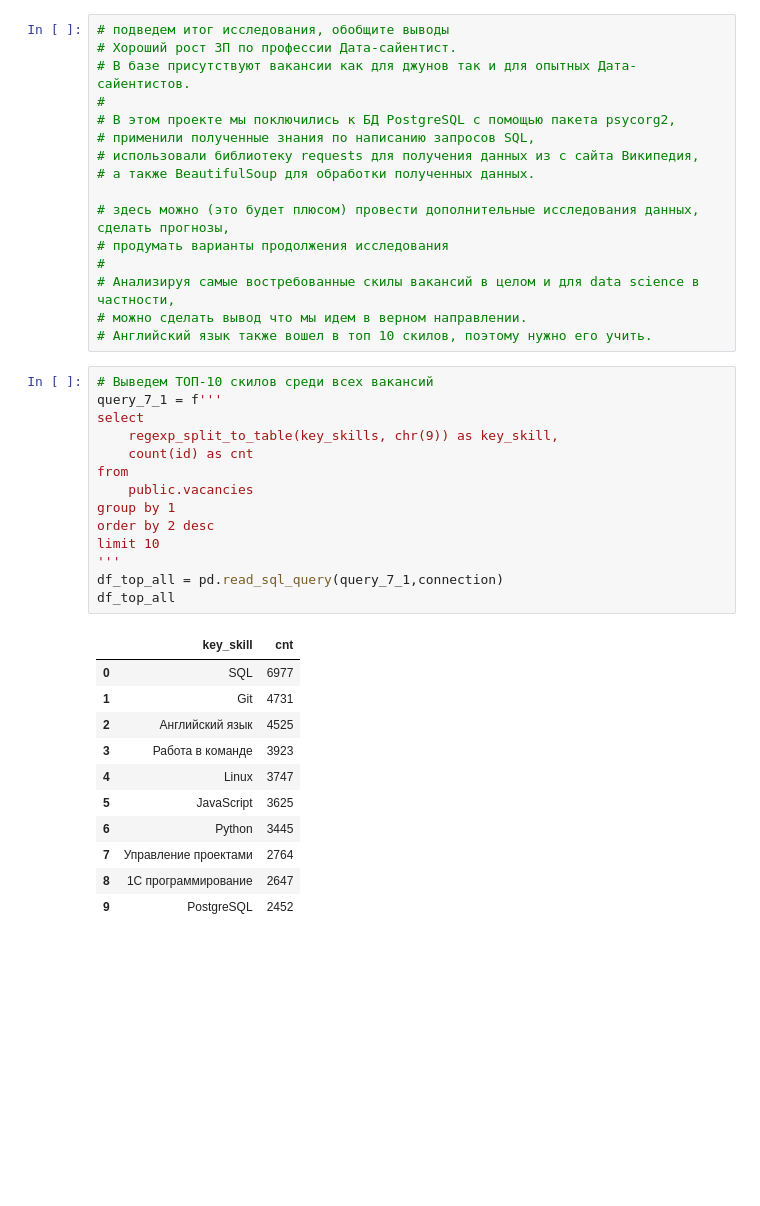
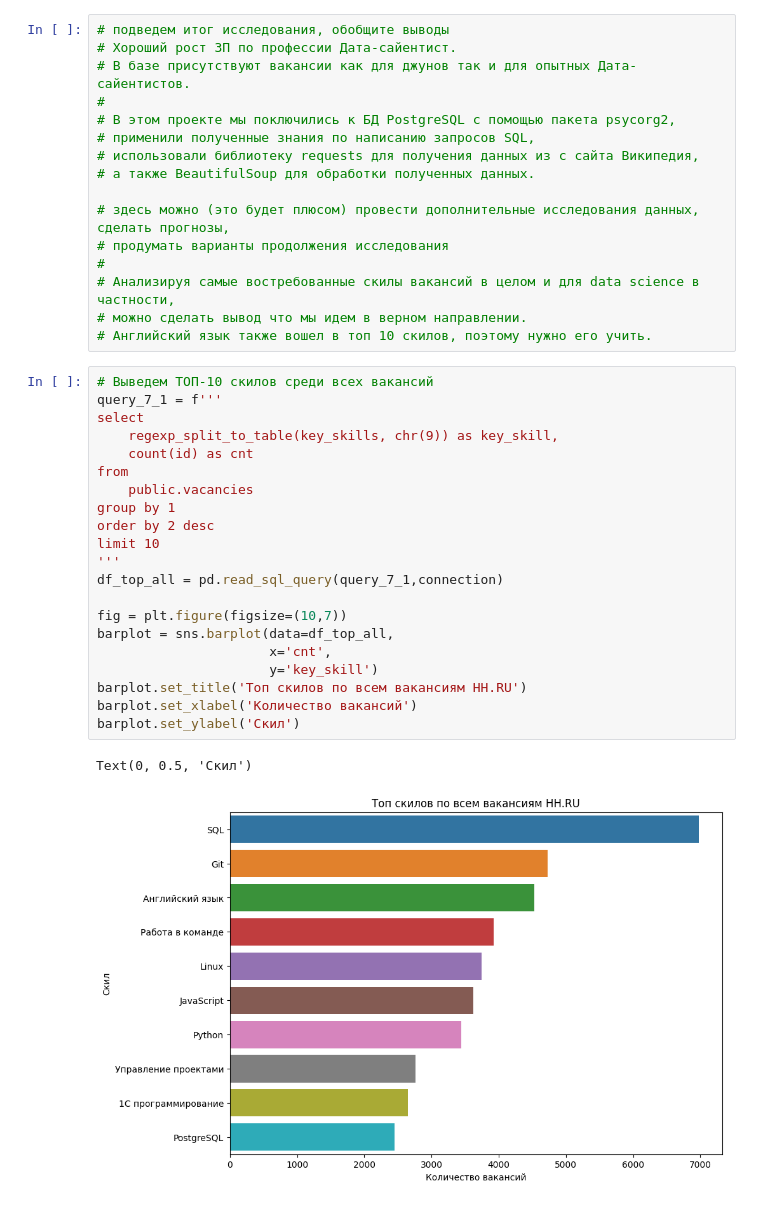
Before and after one commit to bullgatov/PROJECT-2, a Jupyter notebook: Project_2_БулгатовАЮ.ipynb, the cells around one changed output. Drawn from its saved outputs; the diff is of its cells as text; blank space fills up the shorter version.

```diff
--- a/Project_2_БулгатовАЮ.ipynb
+++ b/Project_2_БулгатовАЮ.ipynb
@@ -725,29 +725,27 @@ df
 # %%
 # Выведем ТОП-10 скилов среди всех вакансий
 query_7_1 = f'''
 select
     regexp_split_to_table(key_skills, chr(9)) as key_skill,
     count(id) as cnt
 from
     public.vacancies
 group by 1
 order by 2 desc
 limit 10
 '''
 df_top_all = pd.read_sql_query(query_7_1,connection)
-df_top_all
+
+fig = plt.figure(figsize=(10,7))
+barplot = sns.barplot(data=df_top_all,
+                      x='cnt',
+                      y='key_skill')
+barplot.set_title('Топ скилов по всем вакансиям HH.RU')
+barplot.set_xlabel('Количество вакансий')
+barplot.set_ylabel('Скил')
 # %% [output]
-|  | key_skill | cnt |
-| 0 | SQL | 6977 |
-| 1 | Git | 4731 |
-| 2 | Английский язык | 4525 |
-| 3 | Работа в команде | 3923 |
-| 4 | Linux | 3747 |
-| 5 | JavaScript | 3625 |
-| 6 | Python | 3445 |
-| 7 | Управление проектами | 2764 |
-| 8 | 1С программирование | 2647 |
-| 9 | PostgreSQL | 2452 |
+Text(0, 0.5, 'Скил')
+[figure, added]
 # %%
 # Выведем ТОП-10 скилов среди всех вакансий для data science
 query_7_2 = f'''
```
Also changed, not shown: parts of 2 cells of this notebook, 1 other file.
